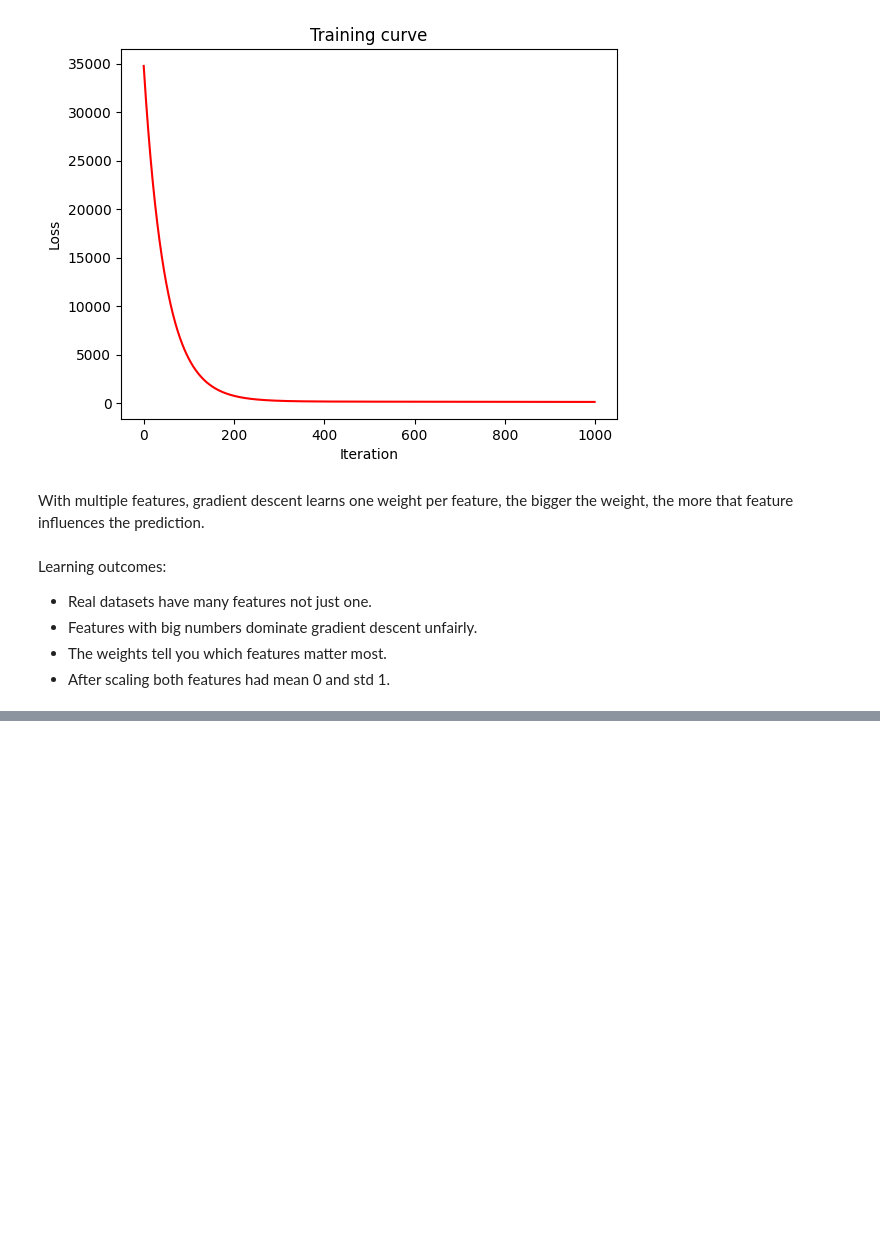
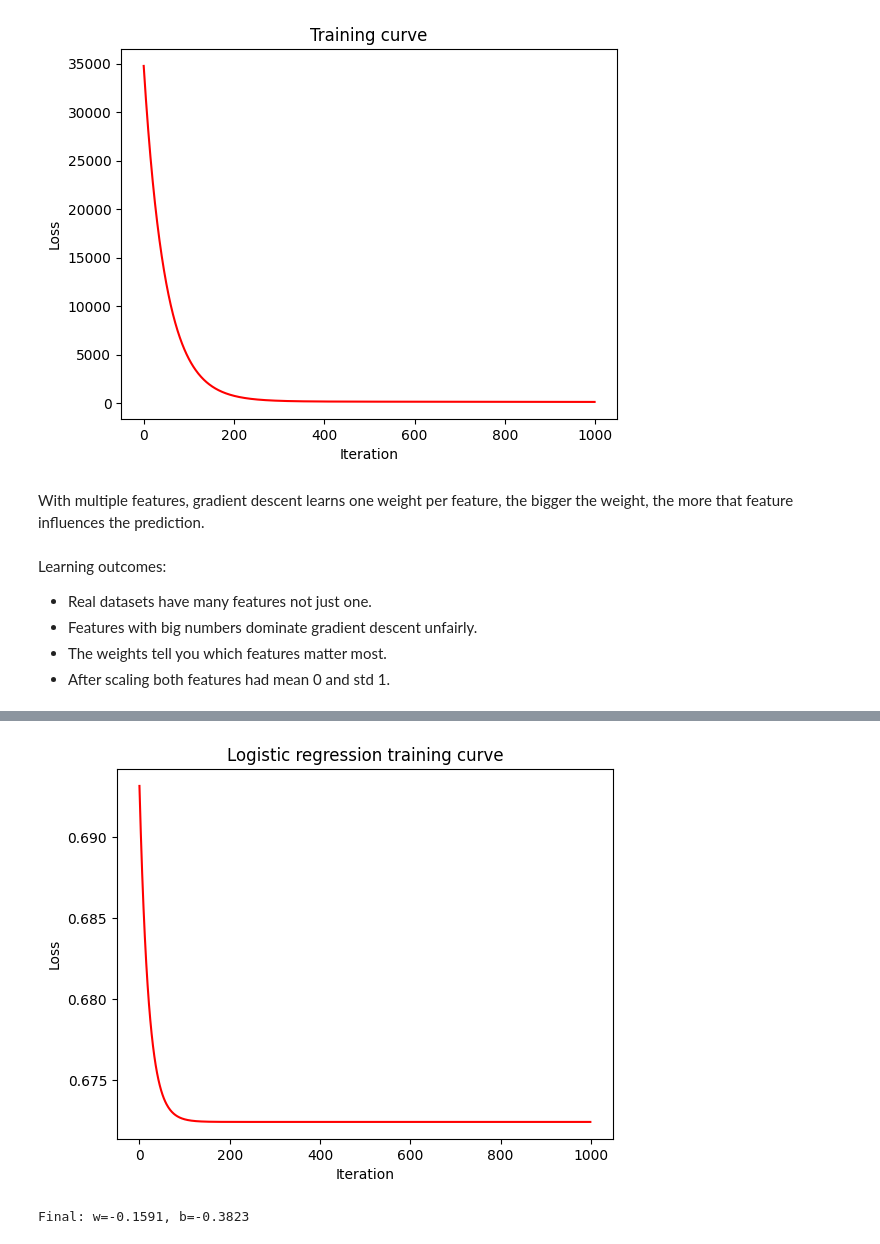
Before and after one commit to Fatiifm10/ml-journey, a Jupyter notebook: Learning_ML.ipynb, the cells around one changed output, grey strips where cells are left out. Saved outputs shown, nothing was run; the diff lists cells and outputs as text; code cells hidden in the pictures; blank space fills up the shorter version.

```diff
--- a/Learning_ML.ipynb
+++ b/Learning_ML.ipynb
@@ -272,0 +328,33 @@ Learning outcomes:
+# %%
+w = 0.0
+b = 0.0
+learning_rate = 0.1
+iterations = 1000
+n = len(X_scaled)
+loss_history = []
+
+for i in range(iterations):
+
+    z = w * X_scaled + b
+    predictions = sigmoid(z)
+    error = predictions - y
+
+    # update weights
+    w = w - learning_rate * (1/n) * np.dot(error, X_scaled)
+    b = b - learning_rate * (1/n) * np.sum(error)
+
+    # log loss
+    loss = -(1/n) * np.sum(y * np.log(predictions) + (1-y) * np.log(1-predictions))
+    loss_history.append(loss)
+
+# plot training curve
+plt.plot(loss_history, color='red')
+plt.xlabel("Iteration")
+plt.ylabel("Loss")
+plt.title("Logistic regression training curve")
+plt.show()
+
+print(f"Final: w={w:.4f}, b={b:.4f}")
+# %% [output]
+[figure, added]
+Final: w=-0.1591, b=-0.3823
```
Also changed, not shown: parts of 6 cells of this notebook.
